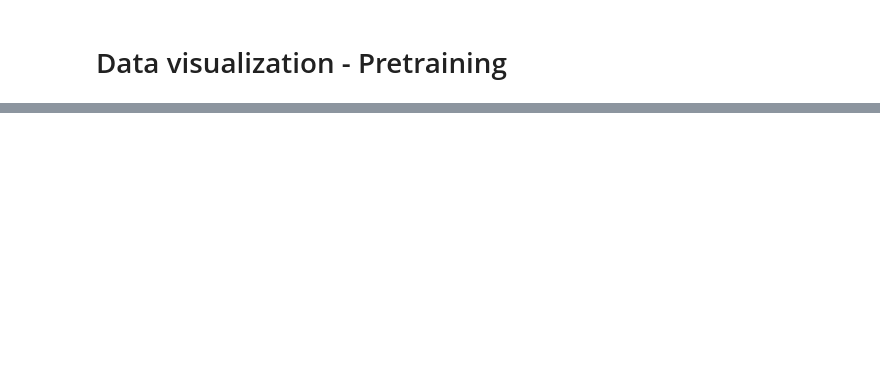
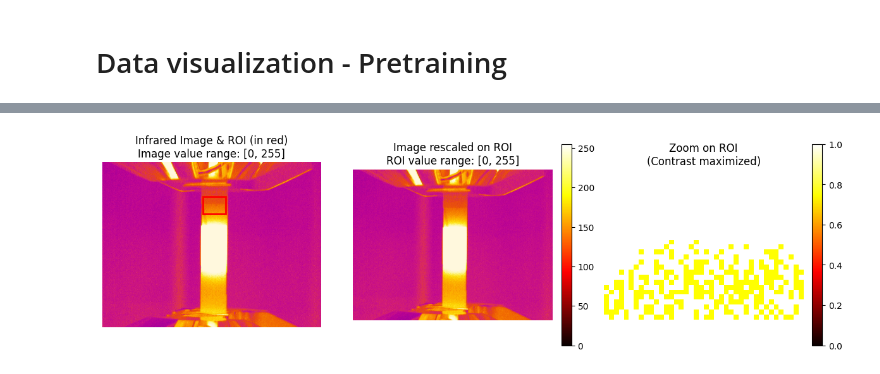
Before and after one commit to PierreHollebeque/02456_DL_Project, a Jupyter notebook: prepro_pretraining_data.ipynb, the cells around one changed output, grey strips where cells are left out. Cells and saved outputs as stored; diff of their text form; code cells hidden in the pictures; blank space fills up the shorter version.

```diff
--- a/prepro_pretraining_data.ipynb
+++ b/prepro_pretraining_data.ipynb
@@ -56,0 +142,87 @@ Displaying first image with shape: (51, 51)
+# %%
+import matplotlib.pyplot as plt
+import matplotlib.patches as patches
+import numpy as np
+from PIL import Image
+import os
+
+def plot_infrared_with_rescaled_roi(image_path: str, rectangle_coords: tuple, colormap='hot'):
+    """
+    Loads an infrared image and displays three plots:
+    1. The original image with a red rectangle outlining the ROI.
+    2. The image with its color scale based on the ROI.
+    3. A zoom on the ROI with maximized contrast.
+
+    Args:
+        image_path (str): The path to the image file.
+        rectangle_coords (tuple): A tuple (x, y, width, height) for the ROI.
+        colormap (str): The colormap to use for displaying the infrared image.
+    """
+    try:
+        # --- 1. Load and prepare the image ---
+        img = Image.open(image_path)
+        img_np = np.array(img)
+
+        # --- 2. Define the Region of Interest (ROI) ---
+        x, y, w, h = rectangle_coords
+        roi = img_np[y:y+h, x:x+w]
+
+        if roi.size == 0:
+            print("Warning: The defined rectangle is outside the image or has zero size.")
+            return
+
+        # --- 3. Calculate the new color scale based on the ROI ---
+        vmin = np.min(roi)
+        vmax = np.max(roi)
+
+        # --- 4. Create the plots ---
+        fig, (ax1, ax2, ax3) = plt.subplots(1, 3, figsize=(12, 6))
+
+        # Left plot: Original image with the rectangle
+        ax1.imshow(img_np, cmap=colormap)
+        rect = patches.Rectangle(
+            (x, y), w, h,
+            linewidth=2,
+            edgecolor='r',
+            facecolor='none'
+        )
+        ax1.add_patch(rect)
+        ax1.set_title(f"Infrared Image & ROI (in red)\nImage value range: [{np.min(img_np)}, {np.max(img_np)}]")
+        ax1.axis('off') # Hide axes
+
+        # Middle plot: Rescaled image
+        im = ax2.imshow(img_np, cmap=colormap, vmin=vmin, vmax=vmax)
+        ax2.set_title(f"Image rescaled on ROI\nROI value range: [{vmin}, {vmax}]")
+        ax2.axis('off')
+
+        # Right plot: Zoom on ROI
+        roi = (roi - vmin)/(vmax-vmin) * 255
+        im2 = ax3.imshow(roi, cmap=colormap)
+        ax3.set_title(f"Zoom on ROI\n(Contrast maximized)")
+        ax3.axis('off') # Hide axes
+
+        # Add a color bar to better visualize the scale
+        fig.colorbar(im, ax=ax2, orientation='vertical', fraction=0.046, pad=0.04)
+        fig.colorbar(im2, ax=ax3, orientation='vertical', fraction=0.046, pad=0.04)
+
+        plt.tight_layout()
+        plt.show()
+
+    except FileNotFoundError:
+        print(f"Error: The file '{image_path}' was not found.")
+    except Exception as e:
+        print(f"An error occurred: {e}")
+
+
+# --- Example of use ---
+
+# For this example, I will use the provided test image path.
+test_image_path = 'data/finetuning/CFRP_60_low/Record_2025-11-11_10-42-17.tiff'
+# Format: (start_x_coordinate, start_y_coordinate, width, height)
+# rectangle_to_analyze = (180, 130, 30, 50)
+# rectangle_to_analyze = (180,60,30,180)
+rectangle_to_analyze = (175,60,40,30)
+
+# Call the function with your image and the rectangle
+plot_infrared_with_rescaled_roi(test_image_path, rectangle_to_analyze)
+# %% [output]
@@ -56,0 +230 @@ Displaying first image with shape: (51, 51)
+[figure, added]
```
Also changed, not shown: parts of 3 cells of this notebook, 1 other file.
